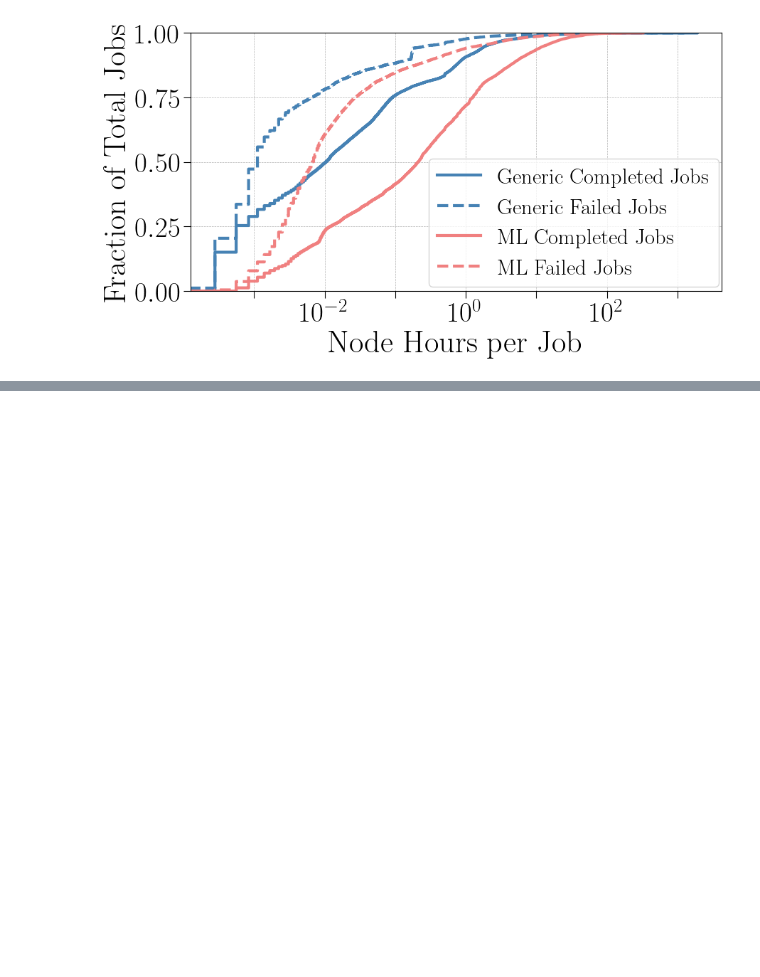
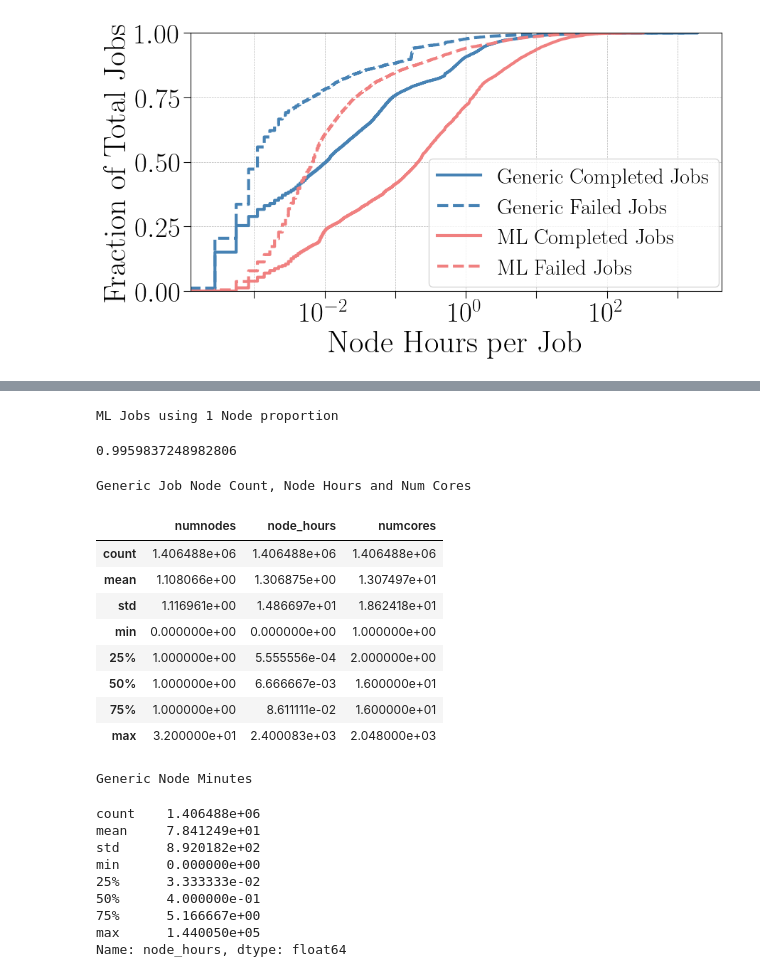
Before and after one commit to atlarge-research/2024-icpads-hpc-workload-characterization, a Jupyter notebook: 5d_job_size_analysis.ipynb, the cells around one changed output, grey strips where cells are left out. Saved outputs shown, nothing was run; the diff lists cells and outputs as text; code cells hidden in the pictures; blank space fills up the shorter version.

```diff
--- a/5d_job_size_analysis.ipynb
+++ b/5d_job_size_analysis.ipynb
@@ -248,3 +260,61 @@ plt.savefig('plots/section_5/fig-cdf_node_hours.pdf', bbox_inches = 'tight')
 plt.show()
 # %% [output]
 [figure]
+# %%
+df_slurm_completed = df_slurm_pd[df_slurm_pd['state'] == 'COMPLETED']
+df_slurm_failed = df_slurm_pd[df_slurm_pd['state'] == 'FAILED']
+# %%
+print("Generic Jobs using 1 Node proportion")
+display(df_slurm_generic[df_slurm_generic['numnodes'] == 1].shape[0]/df_slurm_generic.shape[0])
+
+print("ML Jobs using 1 Node proportion")
+display(df_slurm_ml[df_slurm_ml['numnodes'] == 1].shape[0]/df_slurm_ml.shape[0])
+
+print("Generic Job Node Count, Node Hours and Num Cores")
+display(df_slurm_generic[['numnodes','node_hours','numcores']].describe())
+
+print("Generic Node Minutes")
+display((df_slurm_generic['node_hours']*60).describe())
+
+print("ML Node Minutes")
+display((df_slurm_ml['node_hours']*60).describe())
+
+print("ML Job Node Count, Node Hours and Num Cores")
+display(df_slurm_ml[['numnodes','node_hours','numcores']].describe())
+
+print("Completed Job Node Count, Node Hours and Num Cores")
+display(df_slurm_completed[['numnodes','node_hours','numcores']].describe())
+
+print("Failed Job Node Count, Node Hours and Num Cores")
+display(df_slurm_failed[['numnodes','node_hours','numcores']].describe())
+
+print("Proportion of generic jobs failing at 2 cores")
+display(df_slurm_generic_failed[df_slurm_generic_failed['numcores'] == 2].shape[0]/df_slurm_generic_failed.shape[0])
+
+print("Proportion of generic jobs failing at 16 cores")
+display(df_slurm_generic_failed[df_slurm_generic_failed['numcores'] == 16].shape[0]/df_slurm_generic_failed.shape[0])
+
+print("Proportion of ML jobs failing at 2 cores")
+display(df_slurm_ml_failed[df_slurm_ml_failed['numcores'] == 2].shape[0]/df_slurm_ml_failed.shape[0])
+
+print("Proportion of ML jobs failing at 3 cores")
+display(df_slurm_ml_failed[df_slurm_ml_failed['numcores'] == 3].shape[0]/df_slurm_ml_failed.shape[0])
+
+print("Proportion of ML jobs failing at 16 cores")
+display(df_slurm_ml_failed[df_slurm_ml_failed['numcores'] == 16].shape[0]/df_slurm_ml_failed.shape[0])
+
+print("Proportion of generic jobs completing at 2 cores")
+display(df_slurm_generic_completed[df_slurm_generic_completed['numcores'] == 2].shape[0]/df_slurm_generic_completed.shape[0])
+
+print("Proportion of generic jobs completing at 16 cores")
+display(df_slurm_generic_completed[df_slurm_generic_completed['numcores'] == 16].shape[0]/df_slurm_generic_completed.shape[0])
+
+print("Proportion of ML jobs completing at 2 cores")
+display(df_slurm_ml_completed[df_slurm_ml_completed['numcores'] == 2].shape[0]/df_slurm_ml_completed.shape[0])
+
+print("Proportion of ML jobs completing at 3 cores")
+display(df_slurm_ml_completed[df_slurm_ml_completed['numcores'] == 3].shape[0]/df_slurm_ml_completed.shape[0])
+
+print("Proportion of ML jobs completing at 16 cores")
+display(df_slurm_ml_completed[df_slurm_ml_completed['numcores'] == 16].shape[0]/df_slurm_ml_completed.shape[0])
+# %% [output]
@@ -250,0 +323,22 @@ plt.show()
+ML Jobs using 1 Node proportion
+0.9959837248982806
+Generic Job Node Count, Node Hours and Num Cores
+|  | numnodes | node_hours | numcores |
+| count | 1.406488e+06 | 1.406488e+06 | 1.406488e+06 |
+| mean | 1.108066e+00 | 1.306875e+00 | 1.307497e+01 |
+| std | 1.116961e+00 | 1.486697e+01 | 1.862418e+01 |
+| min | 0.000000e+00 | 0.000000e+00 | 1.000000e+00 |
+| 25% | 1.000000e+00 | 5.555556e-04 | 2.000000e+00 |
+| 50% | 1.000000e+00 | 6.666667e-03 | 1.600000e+01 |
+| 75% | 1.000000e+00 | 8.611111e-02 | 1.600000e+01 |
+| max | 3.200000e+01 | 2.400083e+03 | 2.048000e+03 |
+Generic Node Minutes
+count    1.406488e+06
+mean     7.841249e+01
+std      8.920182e+02
+min      0.000000e+00
+25%      3.333333e-02
+50%      4.000000e-01
+75%      5.166667e+00
+max      1.440050e+05
+Name: node_hours, dtype: float64
```
Also changed, not shown: parts of 4 cells of this notebook, 13 other files.
